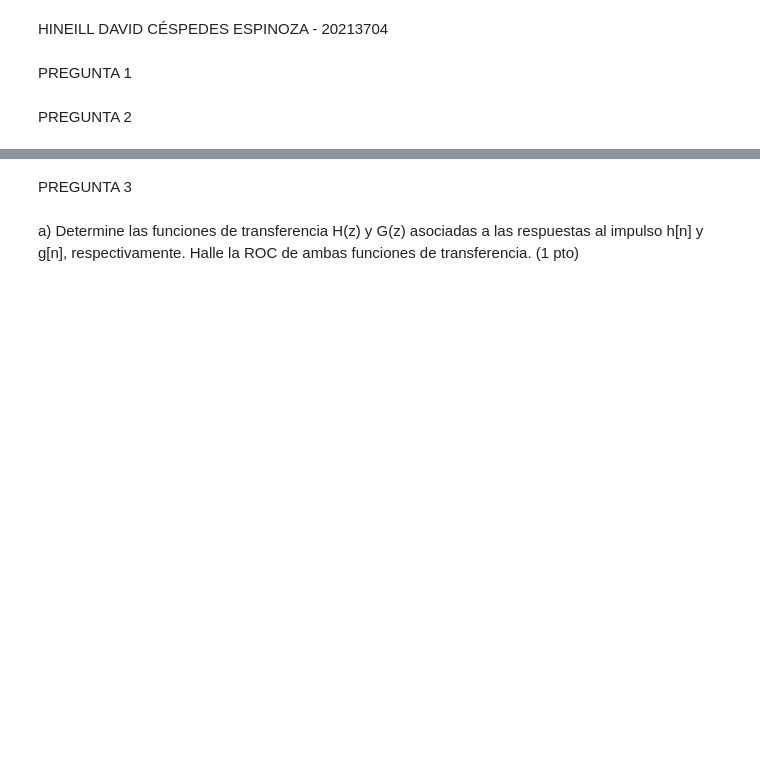
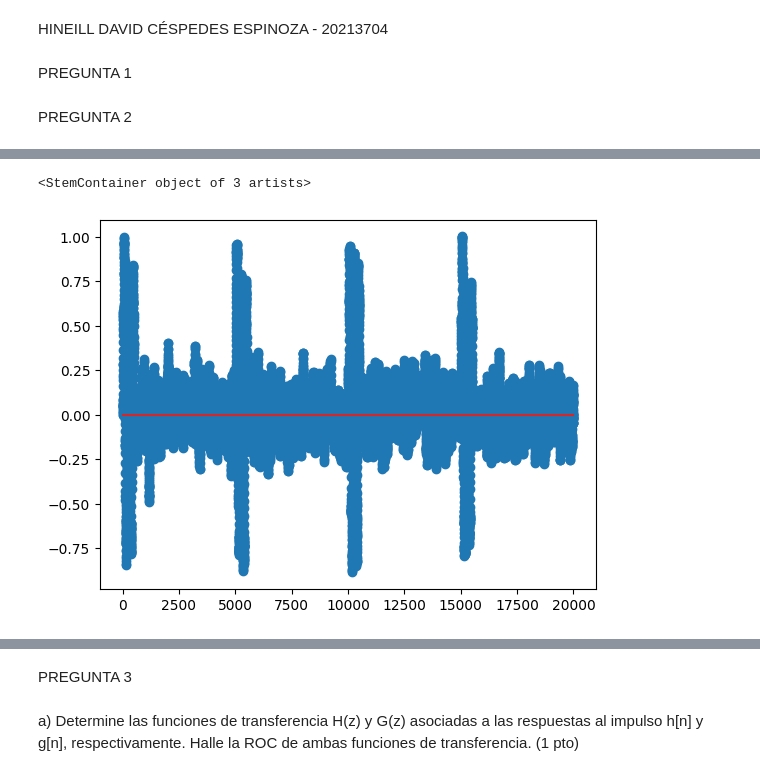
Before and after one commit to ExampleToFollow/PracticasPDS, a Jupyter notebook: Lab3/LAB3_IF_Computacional_HineillCespedes_20213704.ipynb, the cells around one changed output, grey strips where cells are left out. Drawn from its saved outputs; the diff is of its cells as text; code cells hidden in the pictures; blank space fills up the shorter version.

```diff
--- a/Lab3/LabComputacional_20213704.ipynb
+++ b/Lab3/LAB3_IF_Computacional_HineillCespedes_20213704.ipynb
@@ -6,0 +106,6 @@ PREGUNTA 2
+# %%
+ola = lfilter([0.0675 , 0.1349, 0.0675], [1 , -1.3829, 0.4128] , emg_signal)
+plt.stem(np.arange(len(ola)) , ola)
+# %% [output]
+<StemContainer object of 3 artists>
+[figure, added]
```
Also changed, not shown: parts of 11 cells of this notebook, 2 other files.
